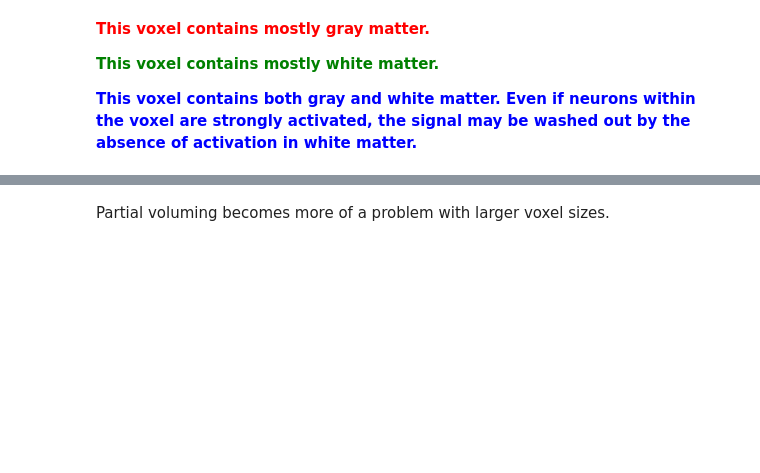
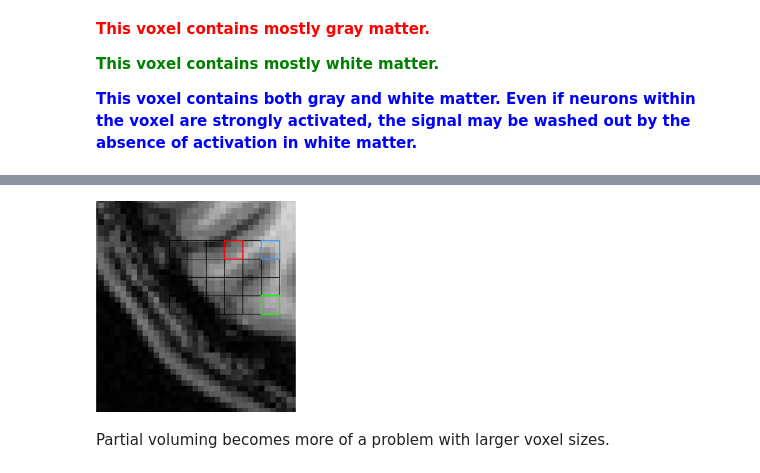
Before and after one commit to yusaiwen/liaolab-fmri-seminar, a Jupyter notebook: 3_spatial_temporal.ipynb, the cells around one changed output, grey strips where cells are left out. Cells and saved outputs as stored; diff of their text form; code cells hidden in the pictures; blank space fills up the shorter version.

```diff
--- a/3_spatial_temporal.ipynb
+++ b/3_spatial_temporal.ipynb
@@ -48,3 +35,8 @@ Partial volume effects refer to the combination, within a single voxel, of signa
+# %%
+from IPython.display import SVG, Image, display
+display(Image('img/pve.png', width=200))
+# %% [output]
+[figure, added]
 # %% [markdown]
 Partial voluming becomes more of a problem with larger voxel sizes.
 # %% [markdown]
```
Also changed, not shown: parts of 3 cells of this notebook.
